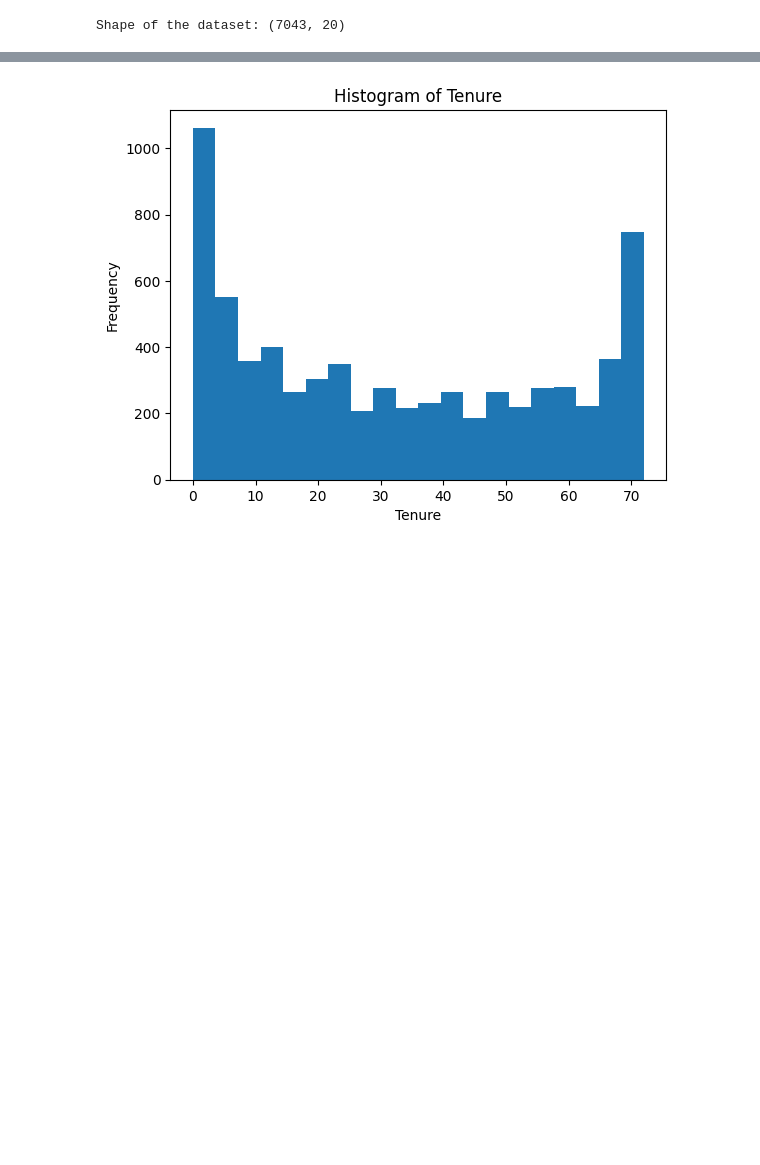
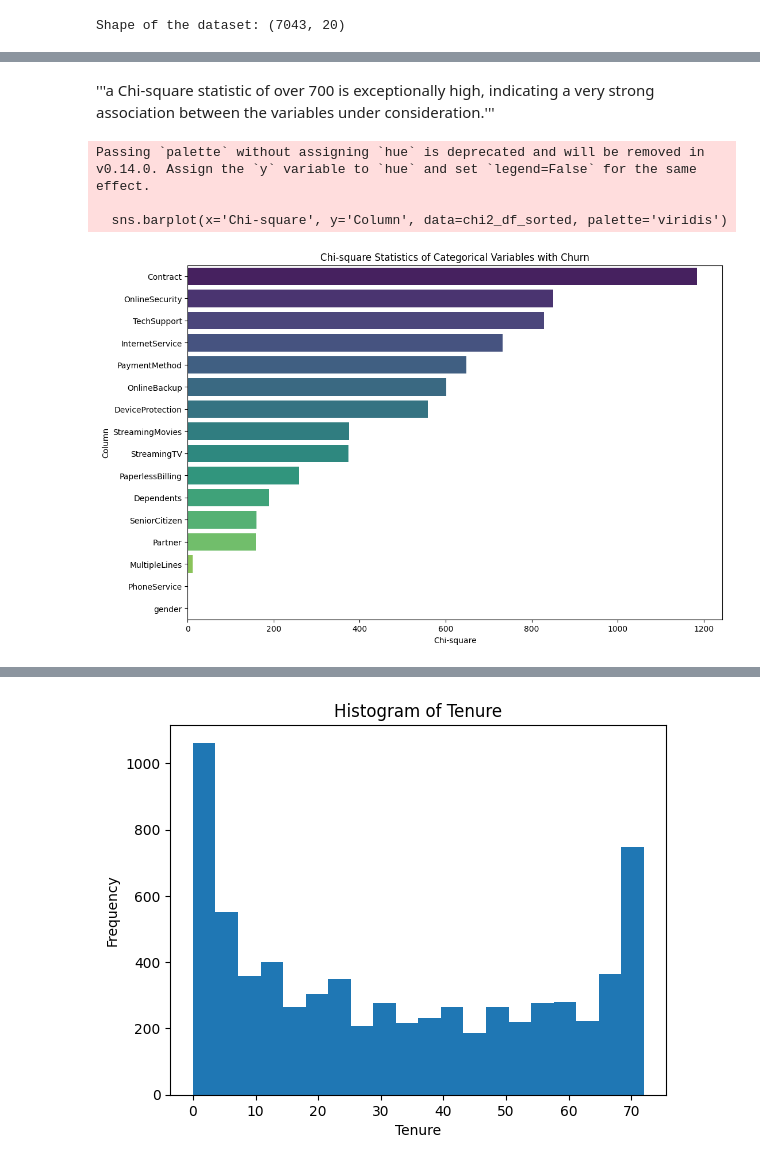
Before and after one commit to AnitaTasnim/Mentorness-ML-internship, a Jupyter notebook: customer_churn.ipynb, the cells around one changed output, grey strips where cells are left out. Saved outputs shown, nothing was run; the diff lists cells and outputs as text; code cells hidden in the pictures; blank space fills up the shorter version.

```diff
--- a/customer_churn.ipynb
+++ b/customer_churn.ipynb
@@ -211,0 +283,15 @@ for col in categorical_cols:
+# %%
+from scipy.stats import chi2_contingency
+
+# List of categorical columns (excluding 'Churn')
+categorical_cols = ['gender', 'SeniorCitizen', 'Partner', 'Dependents', 'PhoneService', 'MultipleLines',
+                    'InternetService', 'OnlineSecurity', 'OnlineBackup', 'DeviceProtection', 'TechSupport',
+                    'StreamingTV', 'StreamingMovies', 'Contract', 'PaperlessBilling', 'PaymentMethod']
+
+# Perform Chi-square test for each categorical column
+for col in categorical_cols:
+    contingency_table = pd.crosstab(df[col], df['Churn'])
+    chi2, p, dof, expected = chi2_contingency(contingency_table)
+    print(f"\nChi-square test for independence between {col} and Churn:")
+    print(f"Chi-square statistic: {chi2}")
+    print(f"P-value: {p}")
@@ -211,0 +322,35 @@ for col in categorical_cols:
+# %% [markdown]
+ '''a Chi-square statistic of over 700 is exceptionally high, indicating a very strong association between the variables under consideration.'''
+# %%
+import seaborn as sns
+import matplotlib.pyplot as plt
+
+# Create lists to store chi-square statistics and column names
+chi2_stats = []
+column_names = []
+
+# Perform Chi-square test for each categorical column
+for col in categorical_cols:
+    contingency_table = pd.crosstab(df[col], df['Churn'])
+    chi2, _, _, _ = chi2_contingency(contingency_table)
+    chi2_stats.append(chi2)
+    column_names.append(col)
+
+# Create a DataFrame to store chi-square statistics and column names
+chi2_df = pd.DataFrame({'Column': column_names, 'Chi-square': chi2_stats})
+
+# Sort DataFrame by Chi-square values
+chi2_df_sorted = chi2_df.sort_values(by='Chi-square', ascending=False)
+
+# Plot the Chi-square statistics
+plt.figure(figsize=(12, 8))
+sns.barplot(x='Chi-square', y='Column', data=chi2_df_sorted, palette='viridis')
+plt.title('Chi-square Statistics of Categorical Variables with Churn')
+plt.xlabel('Chi-square')
+plt.ylabel('Column')
+plt.show()
+# %% [output]
+Passing `palette` without assigning `hue` is deprecated and will be removed in v0.14.0. Assign the `y` variable to `hue` and set `legend=False` for the same effect.
+
+  sns.barplot(x='Chi-square', y='Column', data=chi2_df_sorted, palette='viridis')
+[figure, added]
```
Also changed, not shown: parts of 44 cells of this notebook.
